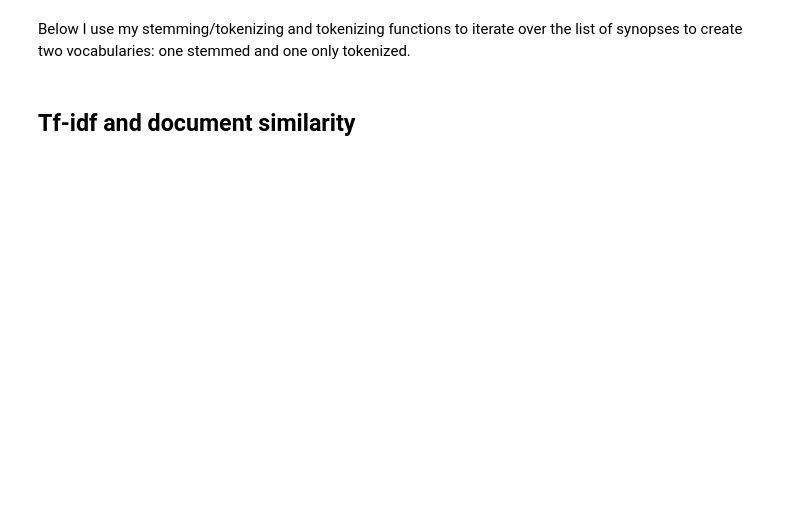
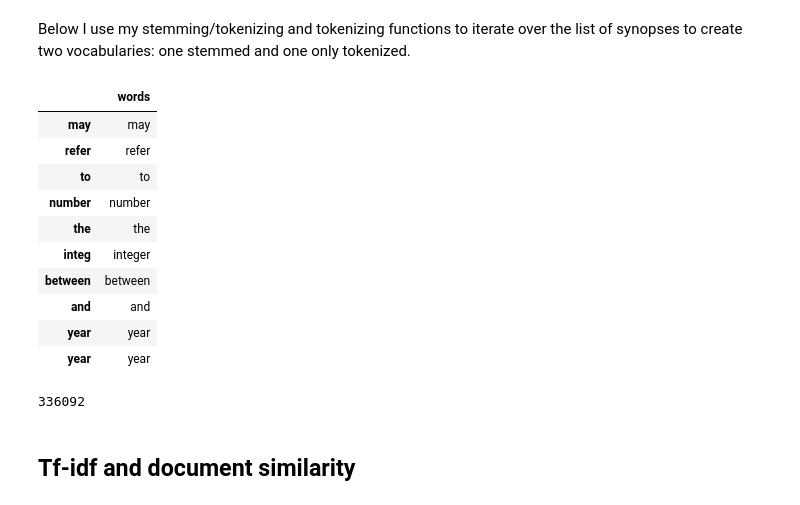
Before and after one commit to ohadravid/ml-tutorial, a Jupyter notebook: notebooks/402-ClusteringTextFromWiki.ipynb, the cells around one changed output. Cells and saved outputs as stored; diff of their text form; code cells hidden in the pictures; blank space fills up the shorter version.

```diff
--- a/notebooks/402-ClusteringTextFromWiki.ipynb
+++ b/notebooks/402-ClusteringTextFromWiki.ipynb
@@ -8,5 +8,5 @@ stopwords = nltk.corpus.stopwords.words('english')
 from nltk.stem.snowball import EnglishStemmer
 stemmer = EnglishStemmer()
 # %%
-from nltk.tokenize import SpaceTokenizer
-tokenizer = SpaceTokenizer()
+from nltk.tokenize import TreebankWordTokenizer, SpaceTokenizer
+tokenizer = TreebankWordTokenizer()
@@ -15,7 +19,9 @@ def tokenize_only(text):
     tokens = tokenizer.tokenize(text)
 
     # filter out any tokens not containing letters (e.g., numeric tokens, raw punctuation)
-    filtered_tokens = [token for token in tokens if re.search('[a-zA-Z]', token)]
+    filtered_tokens = [token for token in tokens if (re.search('[a-zA-Z]', token)
+                                                     and len(token) > 1
+                                                     and token.find('`') == -1)]
 
     return filtered_tokens
 
@@ -40,6 +50,24 @@ for doc_text in df.text:
     totalvocab_tokenized.extend(allwords_tokenized)
 # %%
 vocab_frame = pd.DataFrame({'words': totalvocab_tokenized}, index = totalvocab_stemmed)
+# %%
+vocab_frame.head(10)
+# %% [output]
+|  | words |
+| may | may |
+| refer | refer |
+| to | to |
+| number | number |
+| the | the |
+| integ | integer |
+| between | between |
+| and | and |
+| year | year |
+| year | year |
+# %%
+len(vocab_frame)
+# %% [output]
+336092
 # %% [markdown]
 ## Tf-idf and document similarity
 # %%
```
Also changed, not shown: parts of 22 cells of this notebook, 8 other files.
